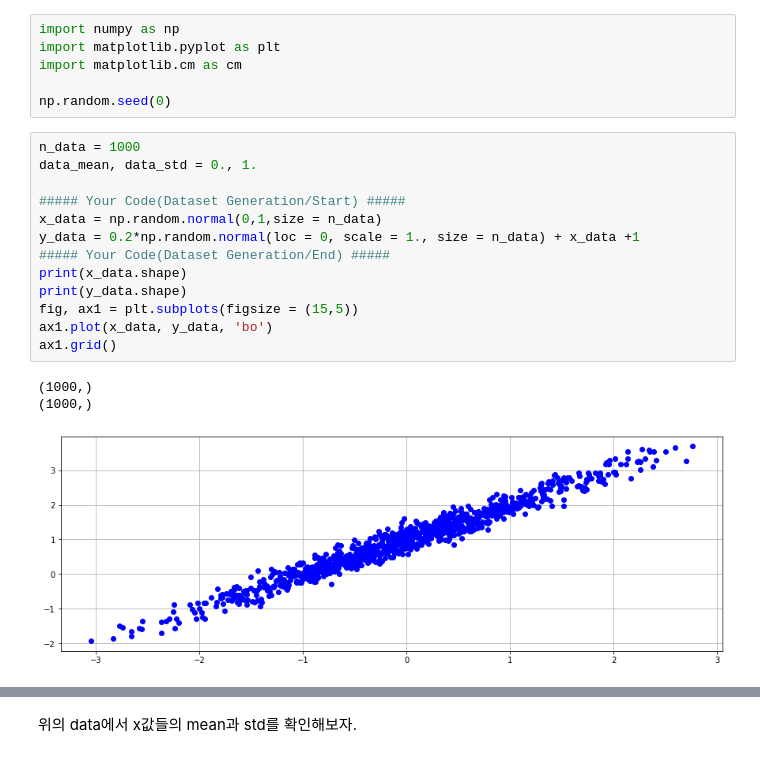
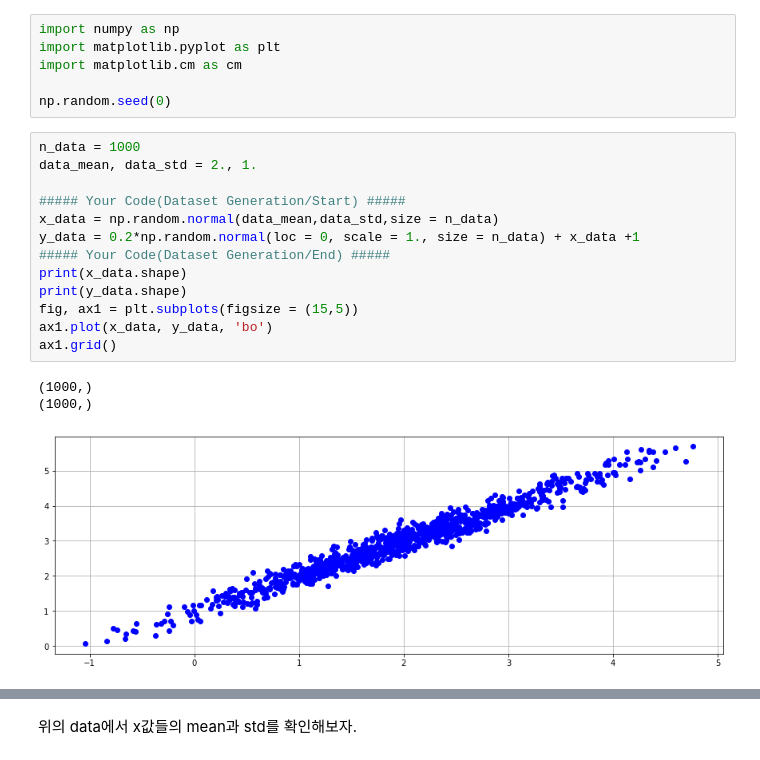
Before and after one commit to 17-76018348/DeepLearning, a Jupyter notebook: homework/Practice1_5.ipynb, the cells around one changed output, grey strips where cells are left out. Cells and saved outputs as stored; diff of their text form.

```diff
--- a/homework/Practice1_5.ipynb
+++ b/homework/Practice1_5.ipynb
@@ -21,21 +21,21 @@ import matplotlib.cm as cm
 np.random.seed(0)
 # %%
 n_data = 1000
-data_mean, data_std = 0., 1.
+data_mean, data_std = 2., 1.
 
 ##### Your Code(Dataset Generation/Start) #####
-x_data = np.random.normal(0,1,size = n_data)
+x_data = np.random.normal(data_mean,data_std,size = n_data)
 y_data = 0.2*np.random.normal(loc = 0, scale = 1., size = n_data) + x_data +1
 ##### Your Code(Dataset Generation/End) #####
 print(x_data.shape)
 print(y_data.shape)
 fig, ax1 = plt.subplots(figsize = (15,5))
 ax1.plot(x_data, y_data, 'bo')
 ax1.grid()
 # %% [output]
 (1000,)
 (1000,)
-[figure, old version]
+[figure, new version]
 # %% [markdown]
 **Expected Output:**
 <img src="./images/1_5_image1.png" width = 1000>
```
Also changed, not shown: parts of 4 cells of this notebook, 2 other files.
